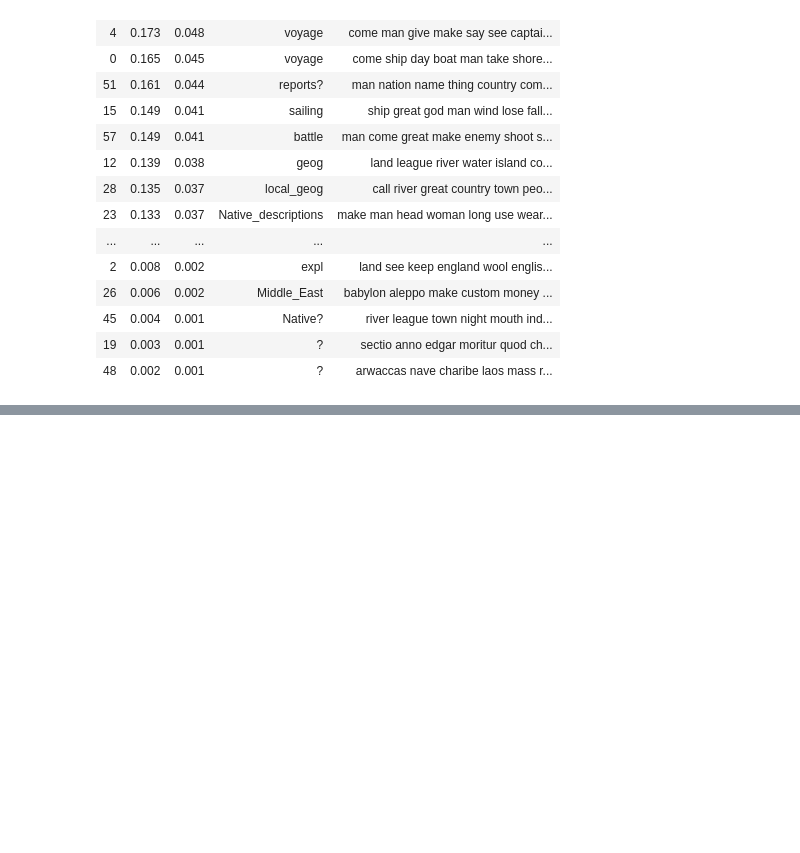
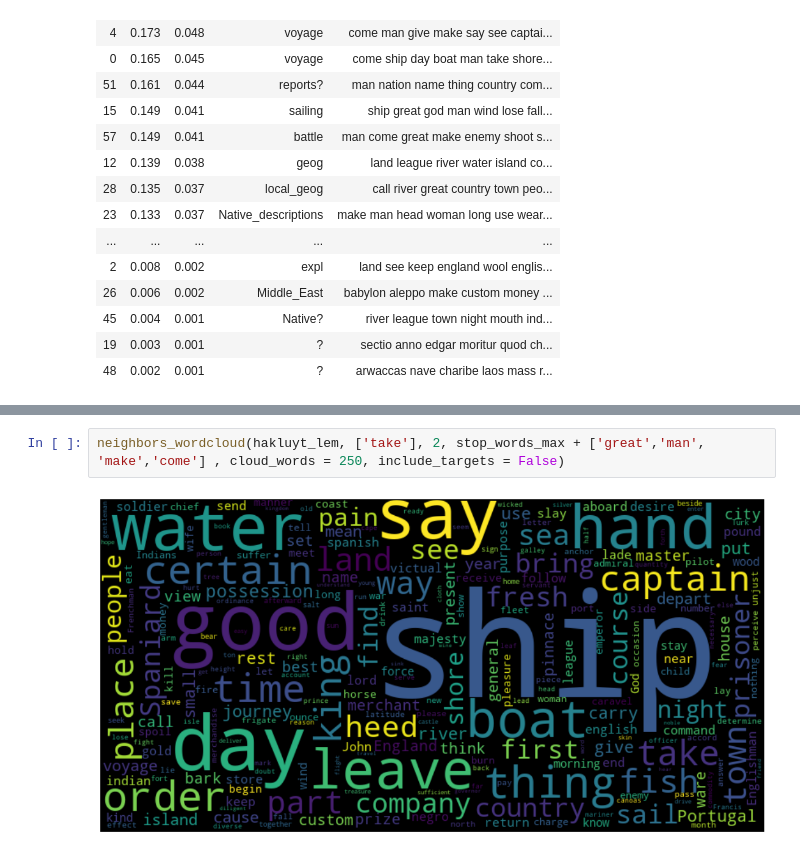
Before and after one commit to ant-lahaie/Hakluyt, a Jupyter notebook: HK_arg.ipynb, the cells around one changed output, grey strips where cells are left out. Saved outputs shown, nothing was run; the diff lists cells and outputs as text; blank space fills up the shorter version.

```diff
--- a/HK_arg.ipynb
+++ b/HK_arg.ipynb
@@ -1173,0 +1335,4 @@ There are certainly many more distinct regions addressed here, including Virgini
+# %%
+neighbors_wordcloud(hakluyt_lem, ['take'], 2, stop_words_max + ['great','man', 'make','come'] , cloud_words = 250, include_targets = False)
+# %% [output]
+[figure, added]
```
Also changed, not shown: parts of 13 cells of this notebook, 9 other files.
